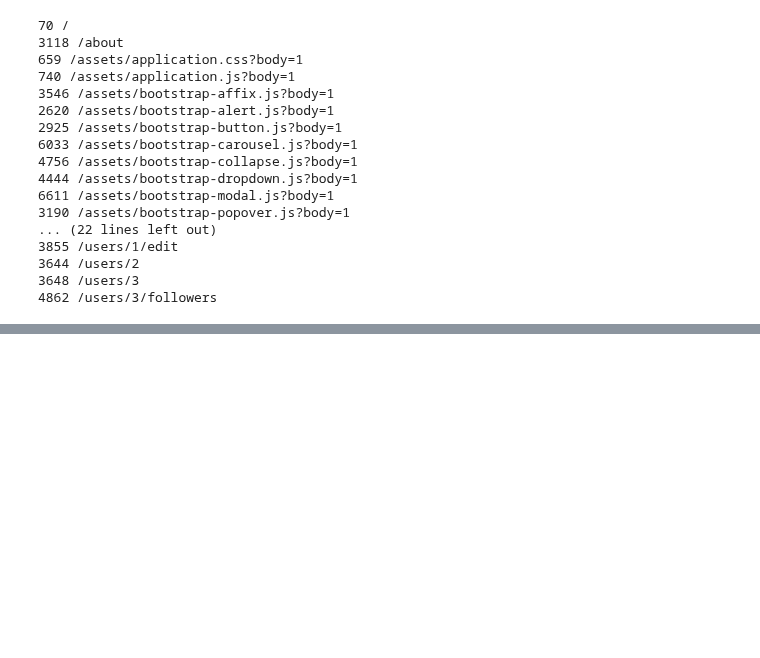
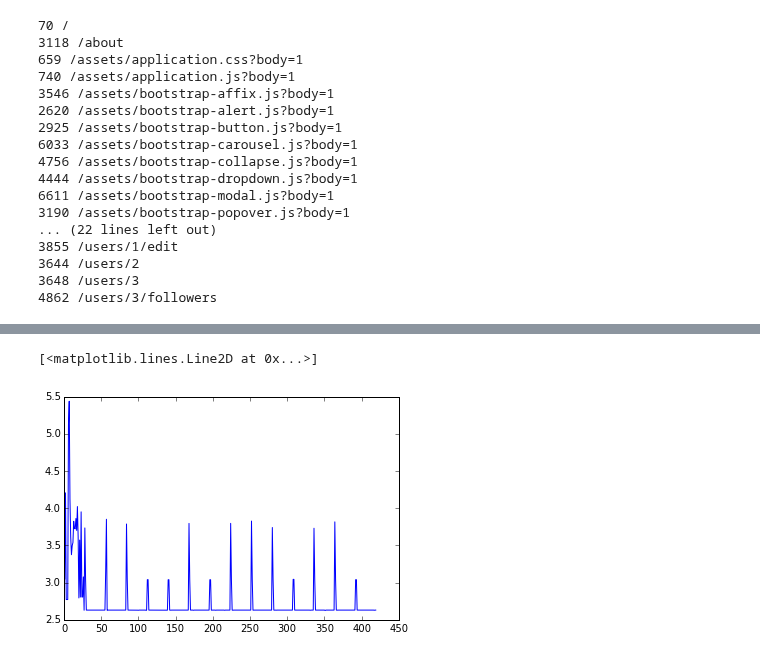
Before and after one commit to wangwf/Codes, a Jupyter notebook: dataLogs/mongodb.ipynb, the cells around one changed output, grey strips where cells are left out. Drawn from its saved outputs; the diff is of its cells as text; code cells hidden in the pictures; blank space fills up the shorter version.

```diff
--- a/dataLogs/mongodb.ipynb
+++ b/dataLogs/mongodb.ipynb
@@ -770,0 +835,5 @@ for doc in results.find():
+# %%
+plt.plot(responseSize)
+# %% [output]
+[<matplotlib.lines.Line2D at 0x...>]
+[figure, added]
```
Also changed, not shown: parts of 23 cells of this notebook, 4 other files.
